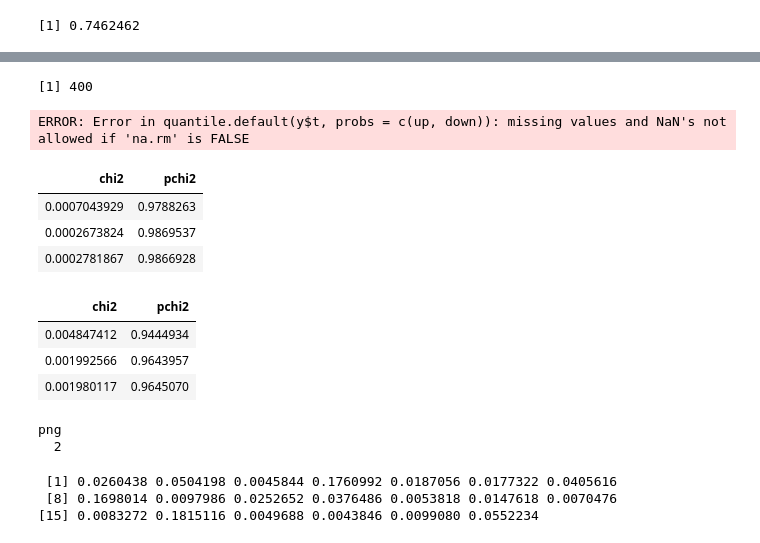
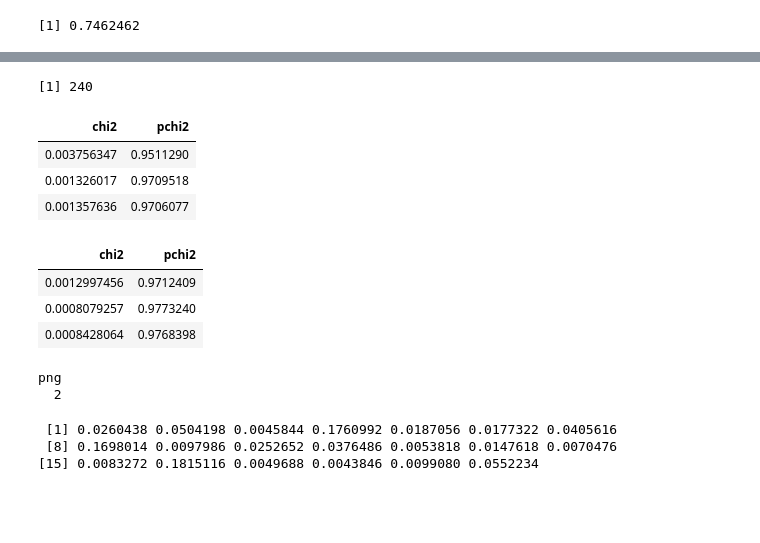
Before and after one commit to BFSteam/memory, a Jupyter notebook: jup/R/R_fit_activation_time.ipynb, the cells around one changed output, grey strips where cells are left out. Drawn from its saved outputs; the diff is of its cells as text; code cells hidden in the pictures; blank space fills up the shorter version.

Commit message:
end of data analysis and svg scripts

```diff
--- a/jup/R/R_fit_activation_time.ipynb
+++ b/jup/R/R_fit_activation_time.ipynb
@@ -23,12 +41,12 @@ library(fBasics)
 # %% [markdown]
 ### Heading
 # %%
-int <- read.csv(file="../../log/state3/1-20m_1000u_20s_1000t/memoryLog2018_08_03_18_19_18.csv", nrows=11, sep=",", as.is=T)
+int <- read.csv(file="../../log/maggiora/memoryLog2018_26_05_12_02_52.csv", nrows=11, sep=",", as.is=T)
 maxtime    <- 1000
 num_news   <- int$X..memorylog[6]
 num_users  <- 1000
 num_sources<- 20
-memory  <- 6
+memory  <- 12
 #int
 # %% [markdown]
 ### Multicore detect
@@ -129,11 +147,17 @@ for(i in 1:memory ){
     gini_estd[i] <- results[4]
 }
 # %% [output]
-[1] 400
+[1] 240
-ERROR: Error in quantile.default(y$t, probs = c(up, down)): missing values and NaN's not allowed if 'na.rm' is FALSE
 # %%
 normal <- function(x, mu, sig, scale, off) { off + scale * dnorm(x, mu, sig) }
 sigmoid <- function(x, mu, sig, scale, off) { off + scale * 1/(sig + exp(mu*x)) }
+# %%
+#https://stackoverflow.com/questions/13032777/scatter-plot-with-error-bars
+Data <- data.frame(memory=c(1:12), gini=gini_news,
+                   giniup=ifelse(gini_erru>(gini_estd), gini_erru, gini_estd),
+                   ginidown=ifelse(gini_errd>(gini_estd), gini_errd, gini_estd), ginistd=gini_estd)
+
+rangex = c(0,memory+1)
 # %%
 ## https://stackoverflow.com/questions/15882323/r-robust-fitting-of-data-points-to-a-gaussian-function#15883835
 
@@ -225,47 +249,44 @@ fitPfunk = fitGfunk(Data$memory, Data$gini, Data$giniup, Data$ginidown, -0.1,3.5
 pfunk = fitPfunk$par
 
 DataChi <- data.frame(observed = Data$gini,
                       expboot = sigmoid(Data$memory, pboot[1], pboot[2], pboot[3], pboot[4]),
                       expstd  = sigmoid(Data$memory, pstd[1], pstd[2], pstd[3], pstd[4]),
                       expfunk = sigmoid(Data$memory, pfunk[1], pfunk[2], pfunk[3], pfunk[4]) )
 chi2boot = sum(( DataChi$observed - DataChi$expboot)^2/ DataChi$expboot)
 chi2std = sum(( DataChi$observed - DataChi$expstd)^2/ DataChi$expstd)
 chi2funk = sum(( DataChi$observed - DataChi$expfunk)^2/ DataChi$expfunk)
 
 data.frame(chi2=c(chi2boot, chi2std, chi2funk), pchi2=c(
     pchisq(chi2boot, df=1 , lower.tail=FALSE),
     pchisq(chi2std, df=1 , lower.tail=FALSE),
     pchisq(chi2funk, df=1 , lower.tail=FALSE)
 ))
 
 
-svg(filename="../../tex/Maggiora/img/gini.svg",
-    width=5,
-    height=4,
-    pointsize=12)
-plot(Data$memory, Data$gini, xlab="memory size", ylab="gini index", pch=20, xlim=range(0,12),ylim=range(c(Data$gini-Data$ginidown, Data$gini+Data$giniup)), panel.first=grid())
+svg(filename="../../tex/Maggiora/img/gini.svg", width=5, height=4, pointsize=12)
+plot(Data$memory, Data$gini, xlab="memory size", ylab="gini index", pch=20, xlim=range(rangex[1],rangex[2]),ylim=range(c(Data$gini-Data$ginidown, Data$gini+Data$giniup)), panel.first=grid())
 #arrows(Data$memory, Data$gini-Data$ginistd, Data$memory, Data$gini + Data$ginistd, length=0.05, angle=90, code=3, col='blue')
 arrows(Data$memory, Data$gini-Data$ginidown, Data$memory, Data$gini + Data$giniup, length=0.05, angle=90, code=3)
 par(new=TRUE)
 
 #curve(sigmoid(x, pboot[1], pboot[2], pboot[3], pboot[4]), 0, 20 ,n=200, add=TRUE)
 #curve(sigmoid(x, pstd[1], pstd[2], pstd[3], pstd[4]), 0, 20 ,n=200, add=TRUE, col='red')
-curve(normal(x, gausspar[1], gausspar[2], gausspar[3], gausspar[4]), 0, 20 ,n=200, add=TRUE, col='black', lty=3)
-curve(sigmoid(x, pfunk[1], pfunk[2], pfunk[3], pfunk[4]), 0, 20 ,n=200, add=TRUE, col='black')
+curve(normal(x, gausspar[1], gausspar[2], gausspar[3], gausspar[4]), rangex[1], rangex[2] ,n=200, add=TRUE, col='black', lty=3)
+curve(sigmoid(x, pfunk[1], pfunk[2], pfunk[3], pfunk[4]), rangex[1], rangex[2] ,n=200, add=TRUE, col='black')
 
 legend("topright", pch = c(20, NA, NA), lty=c(NA,2, 1),
         col = c("black", "black", "black"),
         legend = c("Gini Index Mean Values", "Gaussian with Asym. Optim.", "Sigmoid with Asym. Optim."))
 dev.off()
 # %% [output]
 | chi2 | pchi2 |
-| 0.0007043929 | 0.9788263 |
-| 0.0002673824 | 0.9869537 |
-| 0.0002781867 | 0.9866928 |
+| 0.003756347 | 0.9511290 |
+| 0.001326017 | 0.9709518 |
+| 0.001357636 | 0.9706077 |
 | chi2 | pchi2 |
-| 0.004847412 | 0.9444934 |
-| 0.001992566 | 0.9643957 |
-| 0.001980117 | 0.9645070 |
+| 0.0012997456 | 0.9712409 |
+| 0.0008079257 | 0.9773240 |
+| 0.0008428064 | 0.9768398 |
 png
   2
 # %%
```
Also changed, not shown: parts of 3 cells of this notebook, 16 other files.
